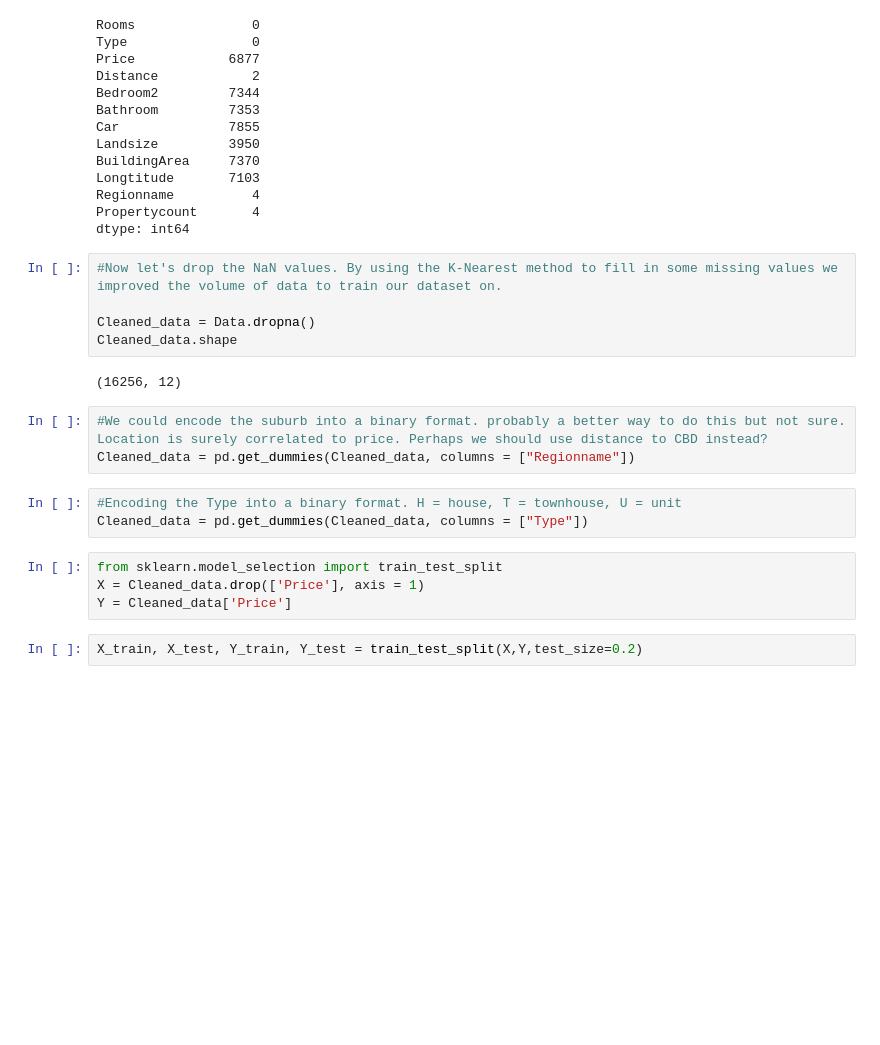
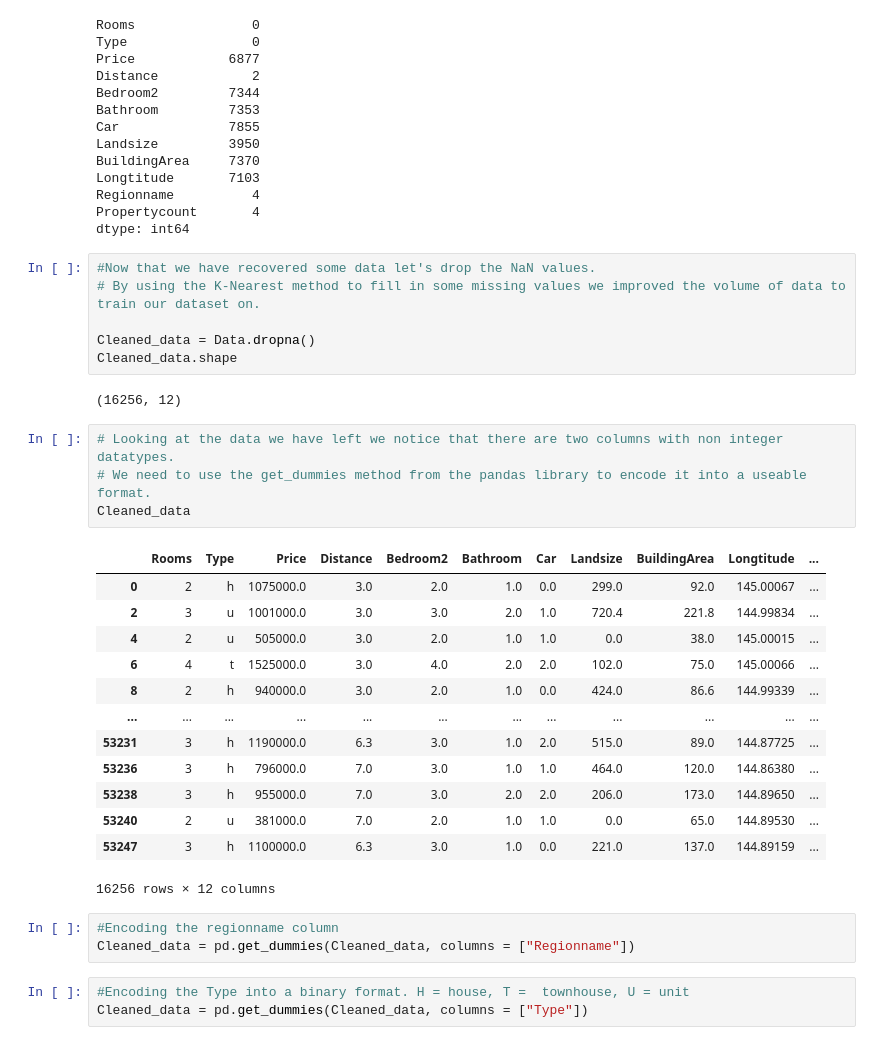
Before and after one commit to Thomaspeacock-studio/HousingPriceMachineLearningModel, a Jupyter notebook: main.ipynb, the cells around one changed output. Saved outputs shown, nothing was run; the diff lists cells and outputs as text; blank space fills up the shorter version.

```diff
--- a/main.ipynb
+++ b/main.ipynb
@@ -128,21 +120,34 @@ Regionname          4
 Propertycount       4
 dtype: int64
 # %%
-#Now let's drop the NaN values. By using the K-Nearest method to fill in some missing values we improved the volume of data to train our dataset on.
+#Now that we have recovered some data let's drop the NaN values.
+# By using the K-Nearest method to fill in some missing values we improved the volume of data to train our dataset on.
 
 Cleaned_data = Data.dropna()
 Cleaned_data.shape
 # %% [output]
 (16256, 12)
-# %%
-#We could encode the suburb into a binary format. probably a better way to do this but not sure. Location is surely correlated to price. Perhaps we should use distance to CBD instead?
-Cleaned_data = pd.get_dummies(Cleaned_data, columns = ["Regionname"])
+# %%
+# Looking at the data we have left we notice that there are two columns with non integer datatypes.
+# We need to use the get_dummies method from the pandas library to encode it into a useable format.
+Cleaned_data
+# %% [output]
+|  | Rooms | Type | Price | Distance | Bedroom2 | Bathroom | Car | Landsize | BuildingArea | Longtitude | ... |
+| 0 | 2 | h | 1075000.0 | 3.0 | 2.0 | 1.0 | 0.0 | 299.0 | 92.0 | 145.00067 | ... |
+| 2 | 3 | u | 1001000.0 | 3.0 | 3.0 | 2.0 | 1.0 | 720.4 | 221.8 | 144.99834 | ... |
+| 4 | 2 | u | 505000.0 | 3.0 | 2.0 | 1.0 | 1.0 | 0.0 | 38.0 | 145.00015 | ... |
+| 6 | 4 | t | 1525000.0 | 3.0 | 4.0 | 2.0 | 2.0 | 102.0 | 75.0 | 145.00066 | ... |
+| 8 | 2 | h | 940000.0 | 3.0 | 2.0 | 1.0 | 0.0 | 424.0 | 86.6 | 144.99339 | ... |
+| ... | ... | ... | ... | ... | ... | ... | ... | ... | ... | ... | ... |
+| 53231 | 3 | h | 1190000.0 | 6.3 | 3.0 | 1.0 | 2.0 | 515.0 | 89.0 | 144.87725 | ... |
+| 53236 | 3 | h | 796000.0 | 7.0 | 3.0 | 1.0 | 1.0 | 464.0 | 120.0 | 144.86380 | ... |
+| 53238 | 3 | h | 955000.0 | 7.0 | 3.0 | 2.0 | 2.0 | 206.0 | 173.0 | 144.89650 | ... |
+| 53240 | 2 | u | 381000.0 | 7.0 | 2.0 | 1.0 | 1.0 | 0.0 | 65.0 | 144.89530 | ... |
+| 53247 | 3 | h | 1100000.0 | 6.3 | 3.0 | 1.0 | 0.0 | 221.0 | 137.0 | 144.89159 | ... |
+16256 rows × 12 columns
+# %%
+#Encoding the regionname column
+Cleaned_data = pd.get_dummies(Cleaned_data, columns = ["Regionname"])
 # %%
-#Encoding the Type into a binary format. H = house, T = townhouse, U = unit
+#Encoding the Type into a binary format. H = house, T =  townhouse, U = unit
 Cleaned_data = pd.get_dummies(Cleaned_data, columns = ["Type"])
-# %%
-from sklearn.model_selection import train_test_split
-X = Cleaned_data.drop(['Price'], axis = 1)
-Y = Cleaned_data['Price']
-# %%
-X_train, X_test, Y_train, Y_test = train_test_split(X,Y,test_size=0.2)
```
Also changed, not shown: parts of 27 cells of this notebook.
